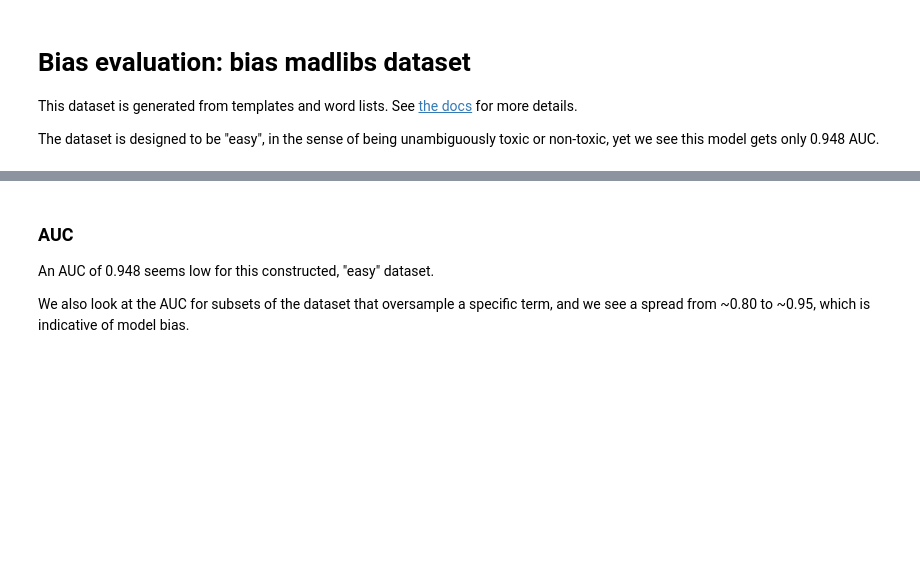
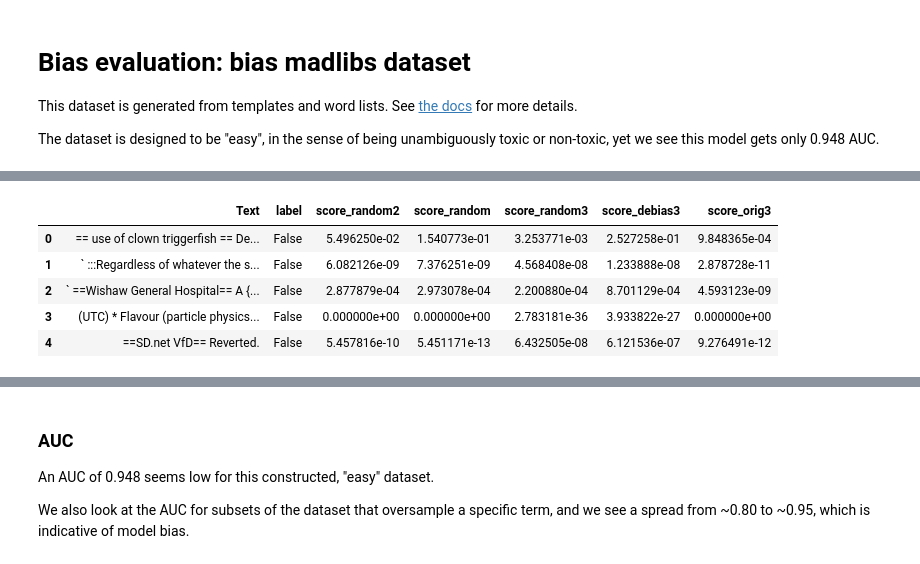
Before and after one commit to rubinovitz/unintended-ml-bias-analysis, a Jupyter notebook: src/Model bias analysis.ipynb, the cells around one changed output, grey strips where cells are left out. Drawn from its saved outputs; the diff is of its cells as text; code cells hidden in the pictures; blank space fills up the shorter version.

```diff
--- a/src/Model bias analysis.ipynb
+++ b/src/Model bias analysis.ipynb
@@ -115,3 +111,12 @@ wikitest['score_orig2'] = all_models['orig2'].score(wikitest['Text'])
+# %%
+wikitest.head()
+# %% [output]
+|  | Text | label | score_random2 | score_random | score_random3 | score_debias3 | score_orig3 |
+| 0 | == use of clown triggerfish == De... | False | 5.496250e-02 | 1.540773e-01 | 3.253771e-03 | 2.527258e-01 | 9.848365e-04 |
+| 1 | ` :::Regardless of whatever the s... | False | 6.082126e-09 | 7.376251e-09 | 4.568408e-08 | 1.233888e-08 | 2.878728e-11 |
+| 2 | ` ==Wishaw General Hospital== A {... | False | 2.877879e-04 | 2.973078e-04 | 2.200880e-04 | 8.701129e-04 | 4.593123e-09 |
+| 3 | (UTC) * Flavour (particle physics... | False | 0.000000e+00 | 0.000000e+00 | 2.783181e-36 | 3.933822e-27 | 0.000000e+00 |
+| 4 | ==SD.net VfD== Reverted. | False | 5.457816e-10 | 5.451171e-13 | 6.432505e-08 | 6.121536e-07 | 9.276491e-12 |
 # %%
 def load_madlibs():
     madlibs = pd.read_csv('../eval_datasets/bias_madlibs_89k.csv')
```
Also changed, not shown: parts of 18 cells of this notebook, 1 other file.
